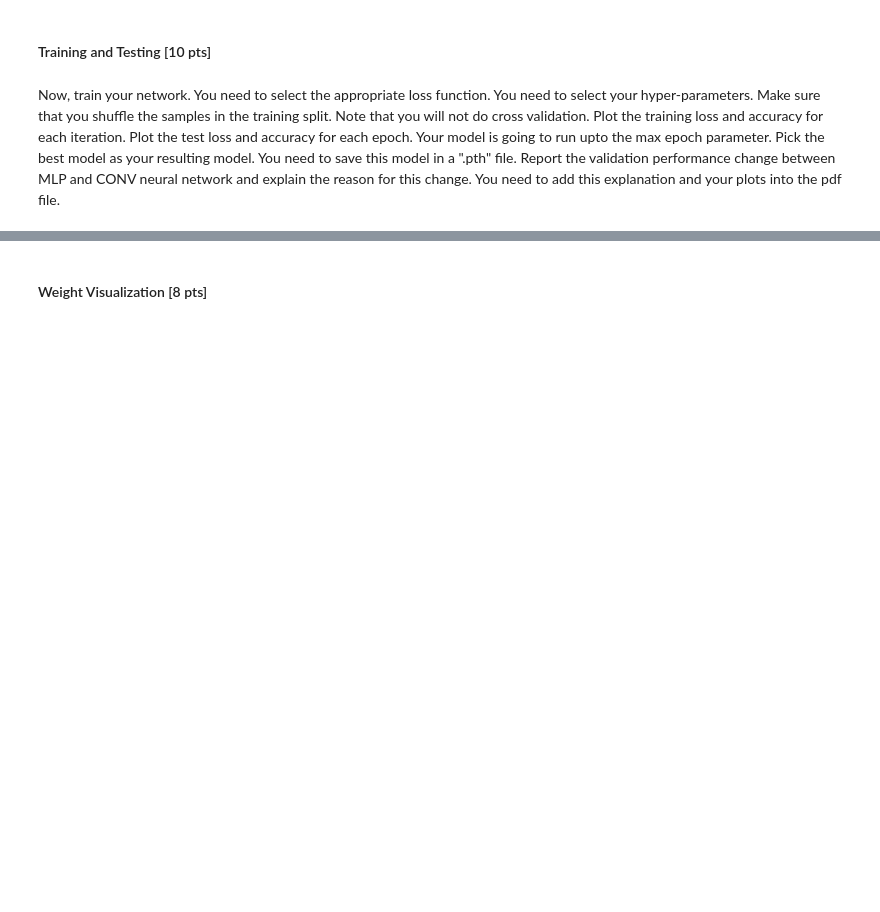
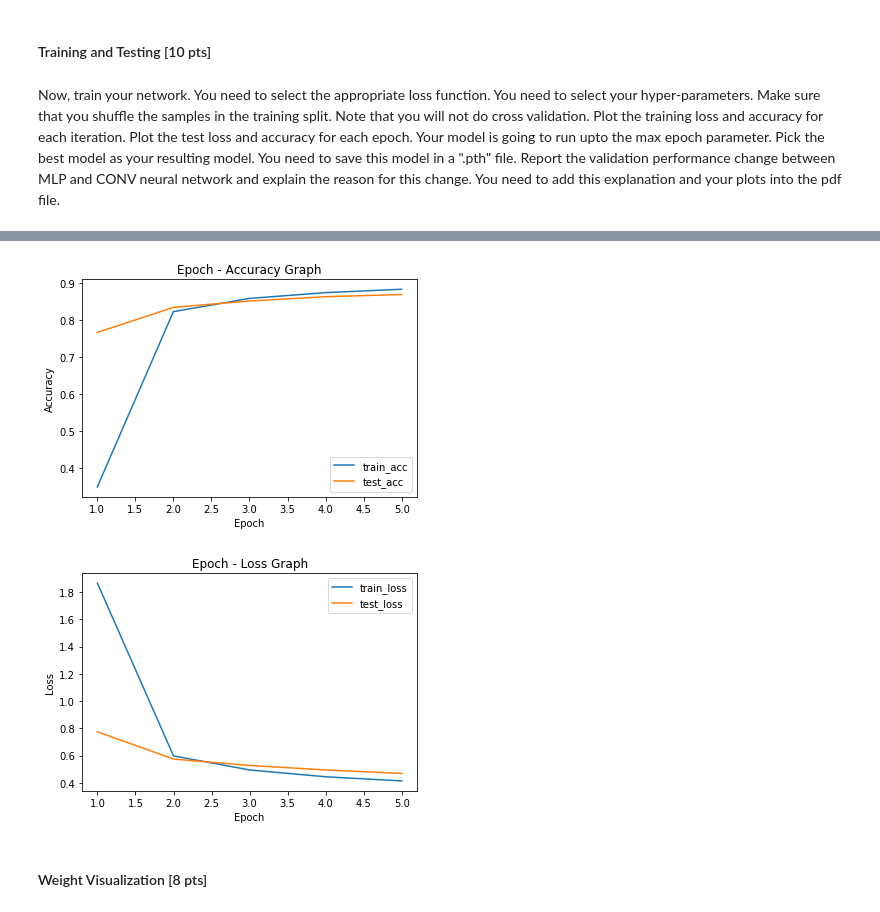
Before and after one commit to gokberkkaraca/machine-learning-hw3, a Jupyter notebook: CS464_HW3_Fall18.ipynb, the cells around one changed output, grey strips where cells are left out. Cells and saved outputs as stored; diff of their text form; code cells hidden in the pictures; blank space fills up the shorter version.

```diff
--- a/CS464_HW3_Fall18.ipynb
+++ b/CS464_HW3_Fall18.ipynb
@@ -999,3 +1012,25 @@ RuntimeError: Expected 4-dimensional input for 4-dimensional weight [32, 1, 3, 3
+# %%
+train_acc, train_loss = zip(*train_res)
+test_acc, test_loss = zip(*test_res)
+
+plt.plot(range(1, max_epoch+1), train_acc, label="train_acc")
+plt.plot(range(1, max_epoch+1), test_acc, label="test_acc")
+plt.title("Epoch - Accuracy Graph")
+plt.xlabel("Epoch")
+plt.ylabel("Accuracy")
+plt.legend()
+plt.show()
+
+plt.plot(range(1, max_epoch+1), train_loss, label="train_loss")
+plt.plot(range(1, max_epoch+1), test_loss, label="test_loss")
+plt.title("Epoch - Loss Graph")
+plt.xlabel("Epoch")
+plt.ylabel("Loss")
+plt.legend()
+plt.show()
+# %% [output]
+[figure, added]
+[figure, added]
 # %% [markdown]
 #### Weight Visualization [8 pts]
 # %% [markdown]
```
Also changed, not shown: parts of 7 cells of this notebook.
